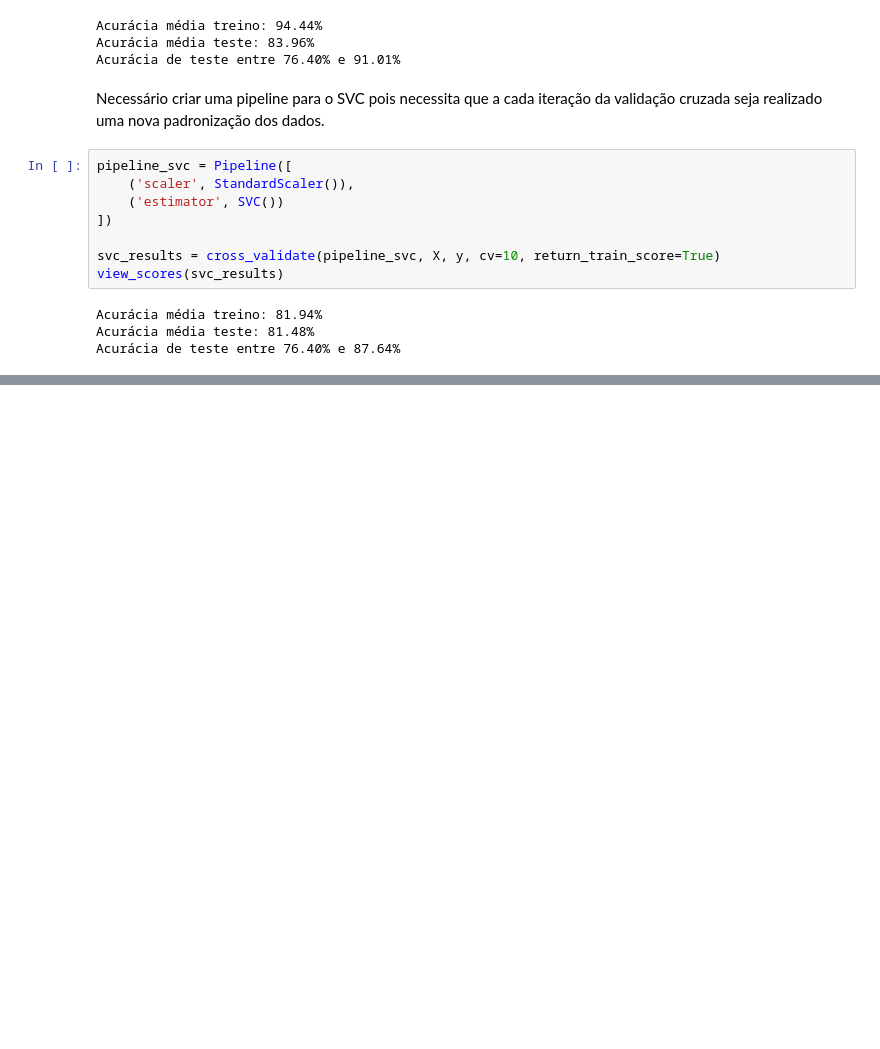
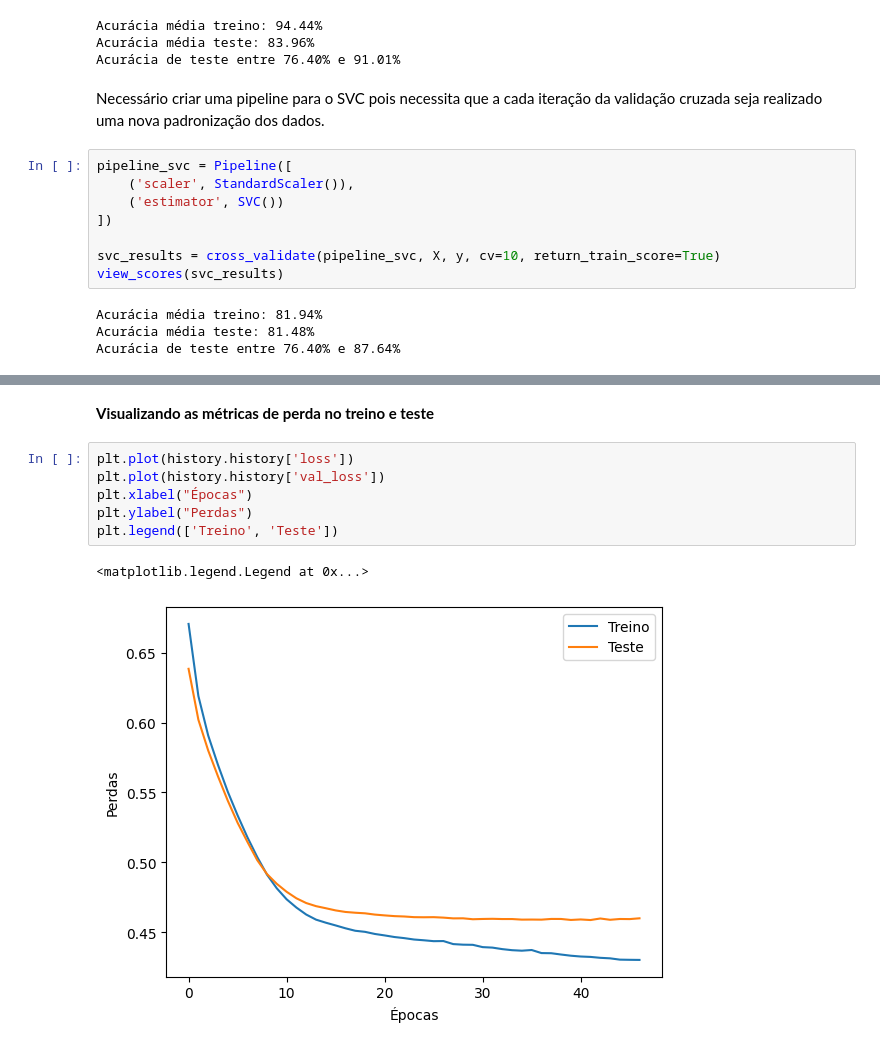
Before and after one commit to DiogoBotton/Python_Data_Analysis, a Jupyter notebook: Titanic_Analysis/titanic.ipynb, the cells around one changed output, grey strips where cells are left out. Drawn from its saved outputs; the diff is of its cells as text; blank space fills up the shorter version.

```diff
--- a/Titanic_Analysis/titanic.ipynb
+++ b/Titanic_Analysis/titanic.ipynb
@@ -449,0 +507,11 @@ Acurácia de teste entre 76.40% e 87.64%
+# %% [markdown]
+**Visualizando as métricas de perda no treino e teste**
+# %%
+plt.plot(history.history['loss'])
+plt.plot(history.history['val_loss'])
+plt.xlabel("Épocas")
+plt.ylabel("Perdas")
+plt.legend(['Treino', 'Teste'])
+# %% [output]
+<matplotlib.legend.Legend at 0x...>
+[figure, added]
```
Also changed, not shown: parts of 13 cells of this notebook, 1 other file.
